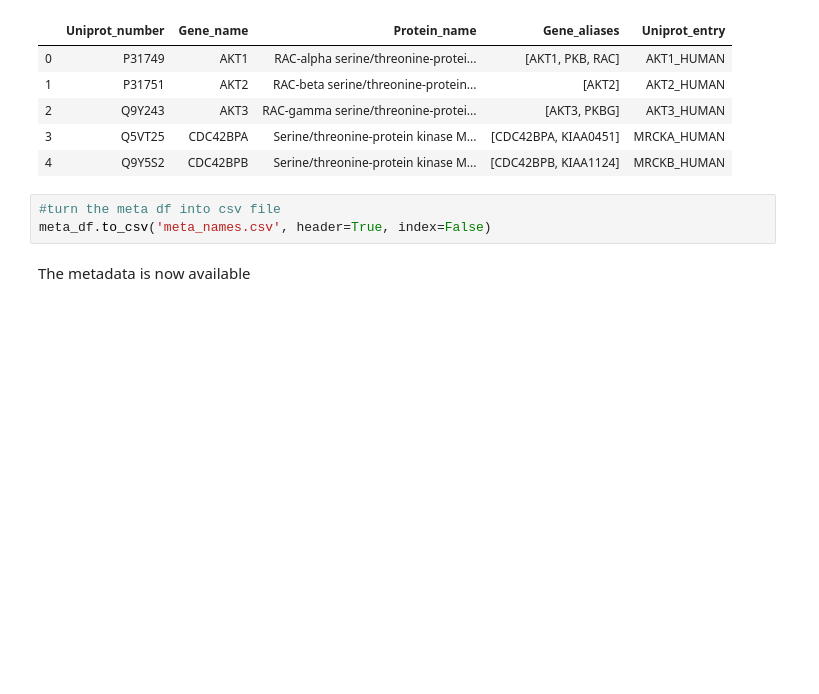
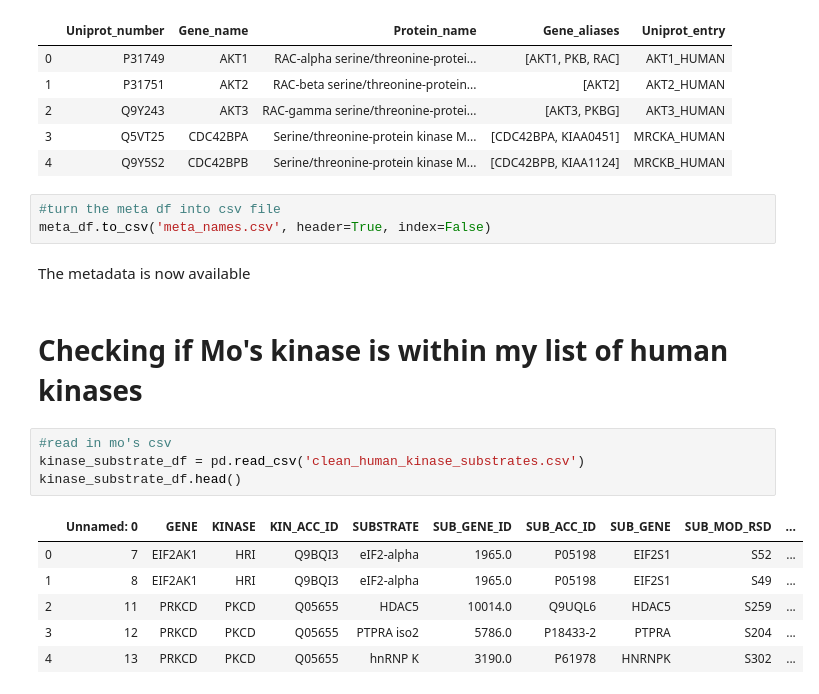
Before and after one commit to SheridanS97/DreamTeam, a Jupyter notebook: Data_mining/Protein_names_and_aliases/Protein_name_and_aliases.ipynb, the cells around one changed output. Drawn from its saved outputs; the diff is of its cells as text; blank space fills up the shorter version.

```diff
--- a/Data_mining/Protein_names_and_aliases/Protein_name_and_aliases.ipynb
+++ b/Data_mining/Protein_names_and_aliases/Protein_name_and_aliases.ipynb
@@ -140,3 +140,16 @@ meta_df.head()
 meta_df.to_csv('meta_names.csv', header=True, index=False)
 # %% [markdown]
 The metadata is now available
+# %% [markdown]
+# Checking if Mo's kinase is within my list of human kinases
+# %%
+#read in mo's csv
+kinase_substrate_df = pd.read_csv('clean_human_kinase_substrates.csv')
+kinase_substrate_df.head()
+# %% [output]
+|  | Unnamed: 0 | GENE | KINASE | KIN_ACC_ID | SUBSTRATE | SUB_GENE_ID | SUB_ACC_ID | SUB_GENE | SUB_MOD_RSD | ... |
+| 0 | 7 | EIF2AK1 | HRI | Q9BQI3 | eIF2-alpha | 1965.0 | P05198 | EIF2S1 | S52 | ... |
+| 1 | 8 | EIF2AK1 | HRI | Q9BQI3 | eIF2-alpha | 1965.0 | P05198 | EIF2S1 | S49 | ... |
+| 2 | 11 | PRKCD | PKCD | Q05655 | HDAC5 | 10014.0 | Q9UQL6 | HDAC5 | S259 | ... |
+| 3 | 12 | PRKCD | PKCD | Q05655 | PTPRA iso2 | 5786.0 | P18433-2 | PTPRA | S204 | ... |
+| 4 | 13 | PRKCD | PKCD | Q05655 | hnRNP K | 3190.0 | P61978 | HNRNPK | S302 | ... |
```
Also changed, not shown: parts of 14 cells of this notebook, 4 other files.
